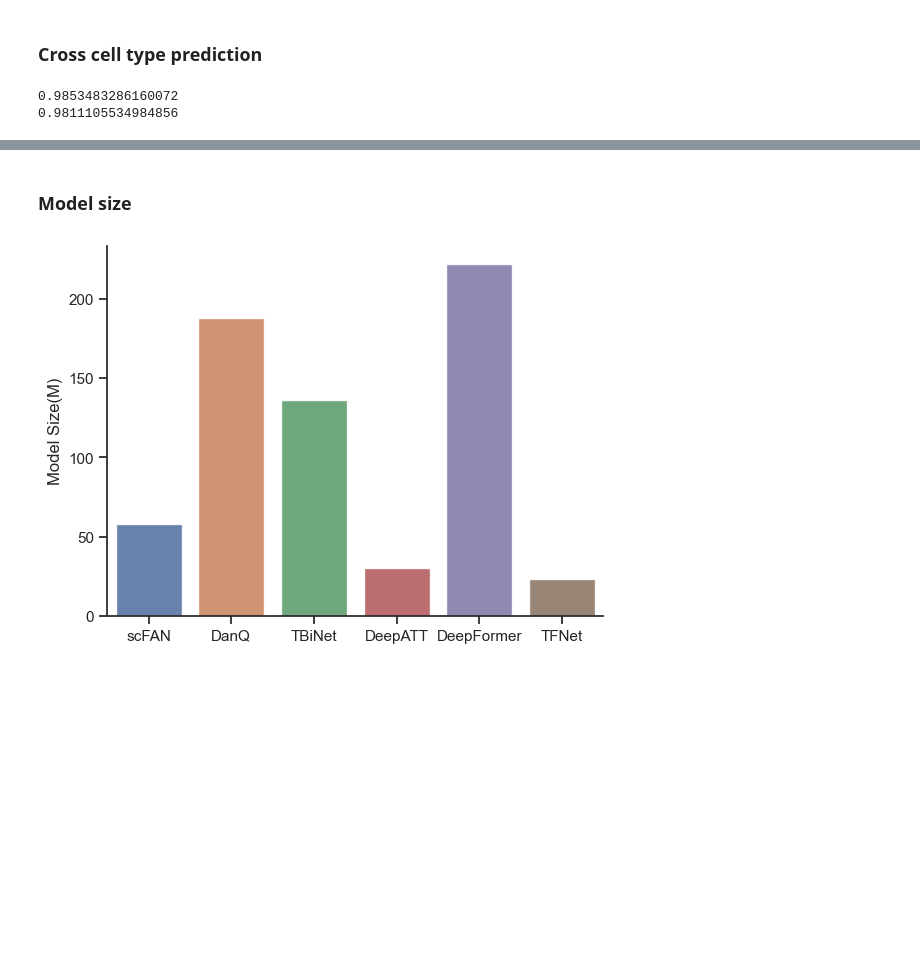
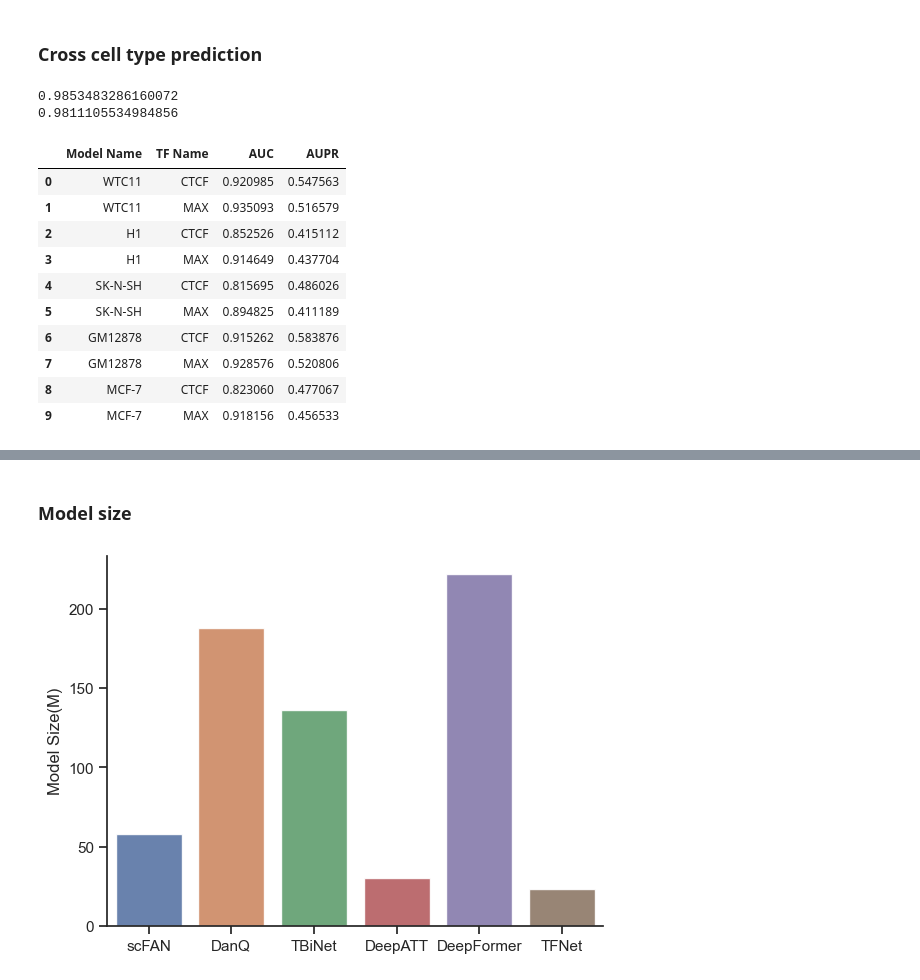
Before and after one commit to cmf1997/tfnet, a Jupyter notebook: others.ipynb, the cells around one changed output, grey strips where cells are left out. Drawn from its saved outputs; the diff is of its cells as text; code cells hidden in the pictures; blank space fills up the shorter version.

```diff
--- a/others.ipynb
+++ b/others.ipynb
@@ -627 +626,15 @@ cross_cell = pd.DataFrame({
 })
+# %%
+cross_cell
+# %% [output]
+|  | Model Name | TF Name | AUC | AUPR |
+| 0 | WTC11 | CTCF | 0.920985 | 0.547563 |
+| 1 | WTC11 | MAX | 0.935093 | 0.516579 |
+| 2 | H1 | CTCF | 0.852526 | 0.415112 |
+| 3 | H1 | MAX | 0.914649 | 0.437704 |
+| 4 | SK-N-SH | CTCF | 0.815695 | 0.486026 |
+| 5 | SK-N-SH | MAX | 0.894825 | 0.411189 |
+| 6 | GM12878 | CTCF | 0.915262 | 0.583876 |
+| 7 | GM12878 | MAX | 0.928576 | 0.520806 |
+| 8 | MCF-7 | CTCF | 0.823060 | 0.477067 |
+| 9 | MCF-7 | MAX | 0.918156 | 0.456533 |
```
Also changed, not shown: parts of 2 cells of this notebook.
